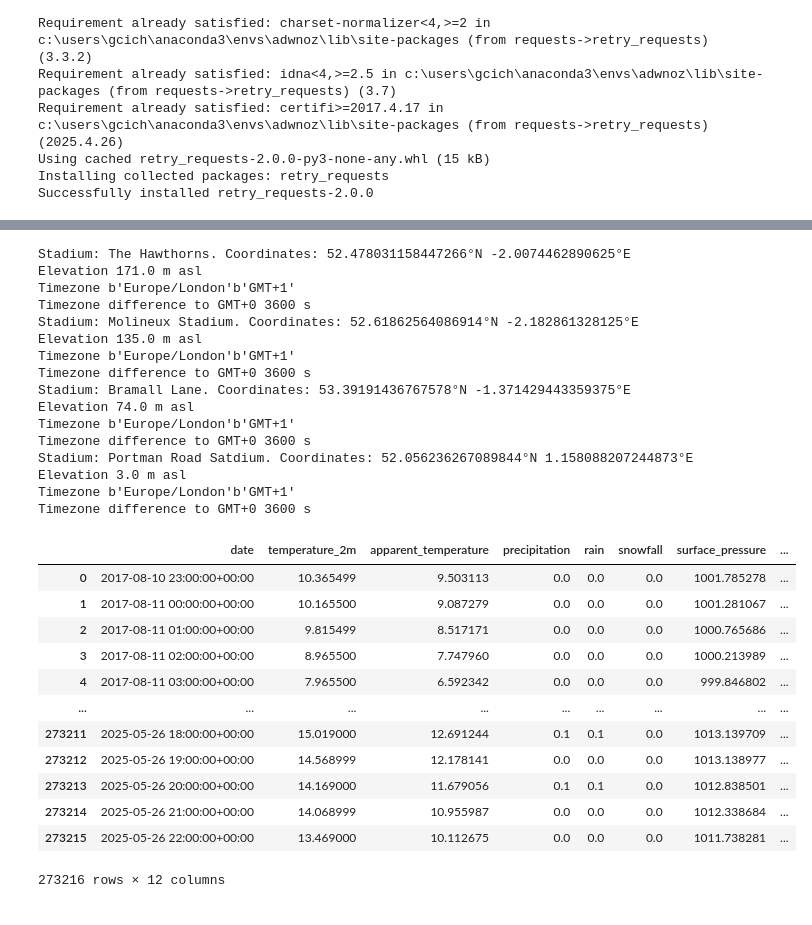
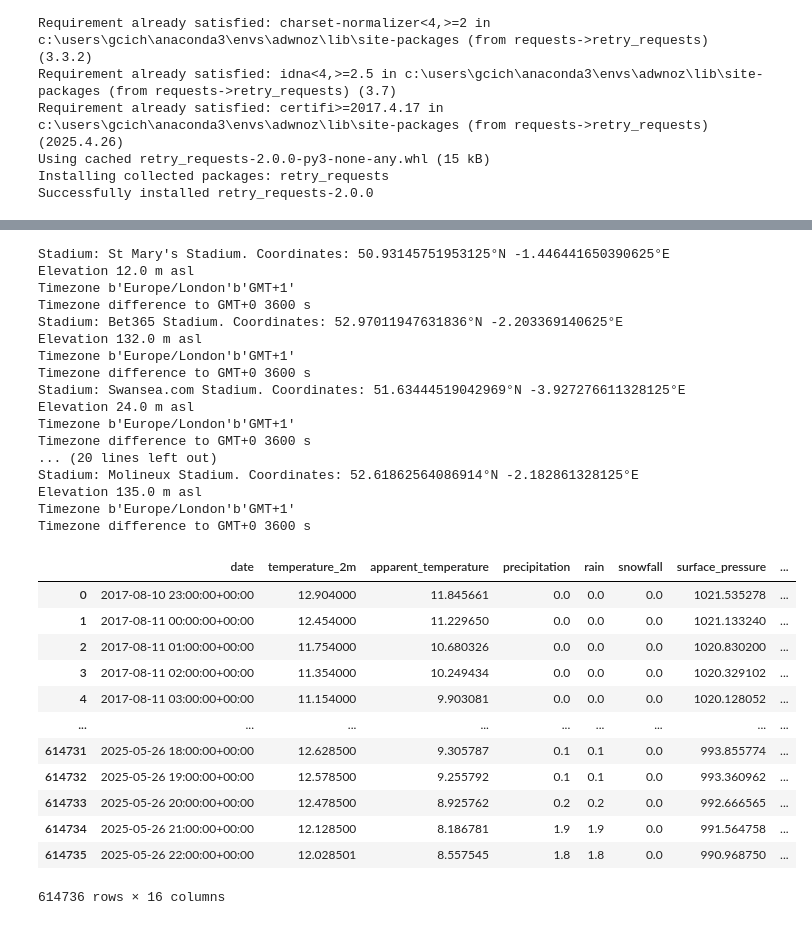
Before and after one commit to gcichy/master_project, a Jupyter notebook: data_extraction/get_weather_data.ipynb, the cells around one changed output, grey strips where cells are left out. Drawn from its saved outputs; the diff is of its cells as text; code cells hidden in the pictures.

```diff
--- a/data_extraction/get_weather_data.ipynb
+++ b/data_extraction/get_weather_data.ipynb
@@ -131,7 +143,7 @@ retry_session = retry(cache_session, retries = 5, backoff_factor = 0.2)
 openmeteo = openmeteo_requests.Client(session = retry_session)
 url = "https://archive-api.open-meteo.com/v1/archive"
 
-for index, row in stadium_loc_df.iterrows():
+for index, row in stadium_loc_df.iloc[22:31, :].iterrows():
 
 	# Make sure all required weather variables are listed here
 	# The order of variables in hourly or daily is important to assign them correctly below
@@ -140,7 +152,8 @@ for index, row in stadium_loc_df.iterrows():
 		"longitude": row['longitude'],
 		"start_date": min_data,
 		"end_date": max_data,
-		"hourly": ["temperature_2m", "apparent_temperature", "precipitation", "rain", "snowfall", "surface_pressure", "wind_speed_10m", "relative_humidity_2m", "wind_gusts_10m"],
+		"hourly": ["temperature_2m", "apparent_temperature", "precipitation", "rain", "snowfall", "surface_pressure",
+             "wind_speed_10m", "relative_humidity_2m", "wind_gusts_10m", "cloud_cover", "et0_fao_evapotranspiration"],
 		"timezone": "auto"
 	}
 	responses = openmeteo.weather_api(url, params=params)
@@ -163,7 +176,8 @@ for index, row in stadium_loc_df.iterrows():
 	hourly_wind_speed_10m = hourly.Variables(6).ValuesAsNumpy()
 	hourly_rel_humidity_2m = hourly.Variables(7).ValuesAsNumpy()
 	hourly_wind_gusts_10m = hourly.Variables(8).ValuesAsNumpy()
-
+	hourly_cloud_cover = hourly.Variables(9).ValuesAsNumpy()
+	hourly_et0_fao_evapotranspiration = hourly.Variables(10).ValuesAsNumpy()
 
 	hourly_data = {"date": pd.date_range(
 		start = pd.to_datetime(hourly.Time(), unit = "s", utc = True),
@@ -176,53 +190,56 @@ for index, row in stadium_loc_df.iterrows():
 	hourly_data["apparent_temperature"] = hourly_apparent_temperature
 	hourly_data["precipitation"] = hourly_precipitation
 	hourly_data["rain"] = hourly_rain
 	hourly_data["snowfall"] = hourly_snowfall
 	hourly_data["surface_pressure"] = hourly_surface_pressure
 	hourly_data["wind_speed_10m"] = hourly_wind_speed_10m
 	hourly_data["relative_humidity_2m"] = hourly_rel_humidity_2m
 	hourly_data["wind_gusts_10m"] = hourly_wind_gusts_10m
+	hourly_data["cloud_cover"] = hourly_cloud_cover
+	hourly_data["et0_fao_evapotranspiration"] = hourly_et0_fao_evapotranspiration
 
 	hourly_dataframe = pd.DataFrame(data = hourly_data)
 	hourly_dataframe['team'] = row['team']
 	hourly_dataframe['stadium'] = row['stadium']
- 	hourly_dataframe['latitude'] = row['latitude']
+	hourly_dataframe['latitude'] = row['latitude']
 	hourly_dataframe['longitude'] = row['longitude']
 	if weather_data is None:
 		weather_data = hourly_dataframe
 	else:
 		weather_data = pd.concat([weather_data, hourly_dataframe], ignore_index=True)
 
 	time.sleep(30)  # To avoid hitting the rate limit
 
 
 weather_data
 # %% [output]
-Stadium: The Hawthorns. Coordinates: 52.478031158447266°N -2.0074462890625°E
-Elevation 171.0 m asl
+Stadium: St Mary's Stadium. Coordinates: 50.93145751953125°N -1.446441650390625°E
+Elevation 12.0 m asl
 Timezone b'Europe/London'b'GMT+1'
 Timezone difference to GMT+0 3600 s
+Stadium: Bet365 Stadium. Coordinates: 52.97011947631836°N -2.203369140625°E
+Elevation 132.0 m asl
+Timezone b'Europe/London'b'GMT+1'
+Timezone difference to GMT+0 3600 s
+Stadium: Swansea.com Stadium. Coordinates: 51.63444519042969°N -3.927276611328125°E
+Elevation 24.0 m asl
+Timezone b'Europe/London'b'GMT+1'
+Timezone difference to GMT+0 3600 s
+... (20 lines left out)
 Stadium: Molineux Stadium. Coordinates: 52.61862564086914°N -2.182861328125°E
 Elevation 135.0 m asl
 Timezone b'Europe/London'b'GMT+1'
 Timezone difference to GMT+0 3600 s
-Stadium: Bramall Lane. Coordinates: 53.39191436767578°N -1.371429443359375°E
-Elevation 74.0 m asl
-Timezone b'Europe/London'b'GMT+1'
-Timezone difference to GMT+0 3600 s
-Stadium: Portman Road Satdium. Coordinates: 52.056236267089844°N 1.158088207244873°E
-Elevation 3.0 m asl
-Timezone b'Europe/London'b'GMT+1'
-Timezone difference to GMT+0 3600 s
 |  | date | temperature_2m | apparent_temperature | precipitation | rain | snowfall | surface_pressure | ... |
-| 0 | 2017-08-10 23:00:00+00:00 | 10.365499 | 9.503113 | 0.0 | 0.0 | 0.0 | 1001.785278 | ... |
-| 1 | 2017-08-11 00:00:00+00:00 | 10.165500 | 9.087279 | 0.0 | 0.0 | 0.0 | 1001.281067 | ... |
-| 2 | 2017-08-11 01:00:00+00:00 | 9.815499 | 8.517171 | 0.0 | 0.0 | 0.0 | 1000.765686 | ... |
-| 3 | 2017-08-11 02:00:00+00:00 | 8.965500 | 7.747960 | 0.0 | 0.0 | 0.0 | 1000.213989 | ... |
-| 4 | 2017-08-11 03:00:00+00:00 | 7.965500 | 6.592342 | 0.0 | 0.0 | 0.0 | 999.846802 | ... |
+| 0 | 2017-08-10 23:00:00+00:00 | 12.904000 | 11.845661 | 0.0 | 0.0 | 0.0 | 1021.535278 | ... |
+| 1 | 2017-08-11 00:00:00+00:00 | 12.454000 | 11.229650 | 0.0 | 0.0 | 0.0 | 1021.133240 | ... |
+| 2 | 2017-08-11 01:00:00+00:00 | 11.754000 | 10.680326 | 0.0 | 0.0 | 0.0 | 1020.830200 | ... |
+| 3 | 2017-08-11 02:00:00+00:00 | 11.354000 | 10.249434 | 0.0 | 0.0 | 0.0 | 1020.329102 | ... |
+| 4 | 2017-08-11 03:00:00+00:00 | 11.154000 | 9.903081 | 0.0 | 0.0 | 0.0 | 1020.128052 | ... |
 | ... | ... | ... | ... | ... | ... | ... | ... | ... |
-| 273211 | 2025-05-26 18:00:00+00:00 | 15.019000 | 12.691244 | 0.1 | 0.1 | 0.0 | 1013.139709 | ... |
-| 273212 | 2025-05-26 19:00:00+00:00 | 14.568999 | 12.178141 | 0.0 | 0.0 | 0.0 | 1013.138977 | ... |
-| 273213 | 2025-05-26 20:00:00+00:00 | 14.169000 | 11.679056 | 0.1 | 0.1 | 0.0 | 1012.838501 | ... |
-| 273214 | 2025-05-26 21:00:00+00:00 | 14.068999 | 10.955987 | 0.0 | 0.0 | 0.0 | 1012.338684 | ... |
-| 273215 | 2025-05-26 22:00:00+00:00 | 13.469000 | 10.112675 | 0.0 | 0.0 | 0.0 | 1011.738281 | ... |
+| 614731 | 2025-05-26 18:00:00+00:00 | 12.628500 | 9.305787 | 0.1 | 0.1 | 0.0 | 993.855774 | ... |
+| 614732 | 2025-05-26 19:00:00+00:00 | 12.578500 | 9.255792 | 0.1 | 0.1 | 0.0 | 993.360962 | ... |
+| 614733 | 2025-05-26 20:00:00+00:00 | 12.478500 | 8.925762 | 0.2 | 0.2 | 0.0 | 992.666565 | ... |
+| 614734 | 2025-05-26 21:00:00+00:00 | 12.128500 | 8.186781 | 1.9 | 1.9 | 0.0 | 991.564758 | ... |
+| 614735 | 2025-05-26 22:00:00+00:00 | 12.028501 | 8.557545 | 1.8 | 1.8 | 0.0 | 990.968750 | ... |
-273216 rows × 12 columns
+614736 rows × 16 columns
```
Also changed, not shown: parts of 6 cells of this notebook, 3 other files.
